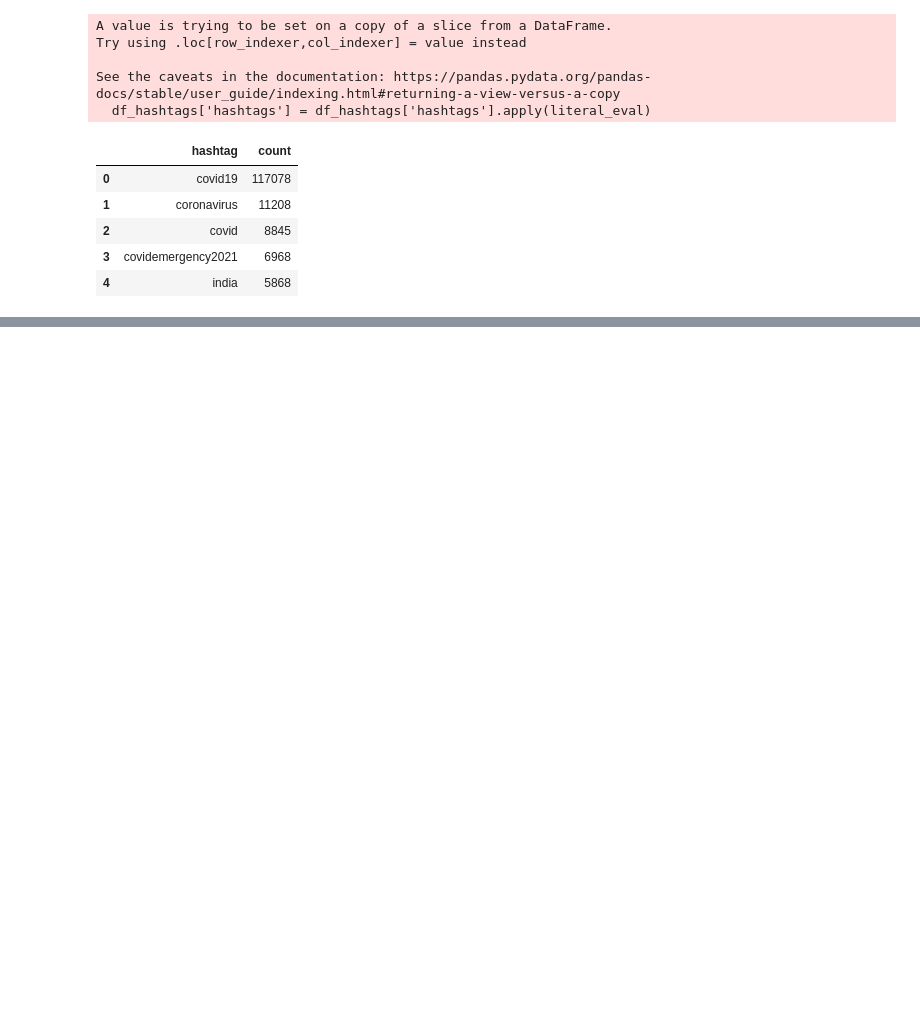
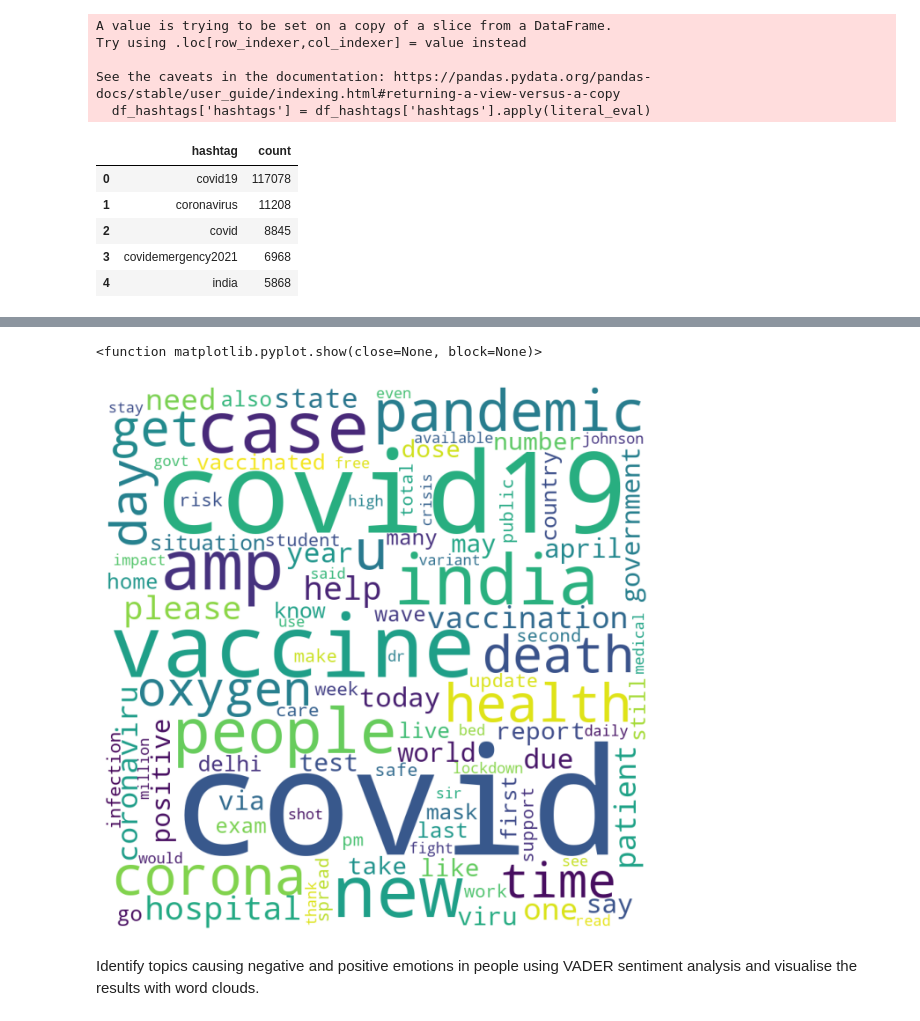
Before and after one commit to kayweeee/vaccine-discourse-analysis, a Jupyter notebook: vaccine_discourse_analysis.ipynb, the cells around one changed output, grey strips where cells are left out. Saved outputs shown, nothing was run; the diff lists cells and outputs as text; code cells hidden in the pictures; blank space fills up the shorter version.

```diff
--- a/vaccine_discourse_analysis.ipynb
+++ b/vaccine_discourse_analysis.ipynb
@@ -392 +443,21 @@ plt.show()
+# %%
+from wordcloud import WordCloud
+
+wordcloud = WordCloud(width=800, height=800,
+                background_color='white',
+                stopwords=stopwords,
+                min_font_size=15,
+                max_words=200,
+                collocations=False).generate(comment_words)
+
+plt.figure(figsize=(8,8), facecolor=None)
+plt.imshow(wordcloud)
+plt.axis('off')
+
+plt.show
+# %% [output]
+<function matplotlib.pyplot.show(close=None, block=None)>
+[figure, added]
+# %% [markdown]
+Identify topics causing negative and positive emotions in people using VADER sentiment analysis and visualise the results with word clouds.
 # %%
```
Also changed, not shown: parts of 38 cells of this notebook.
